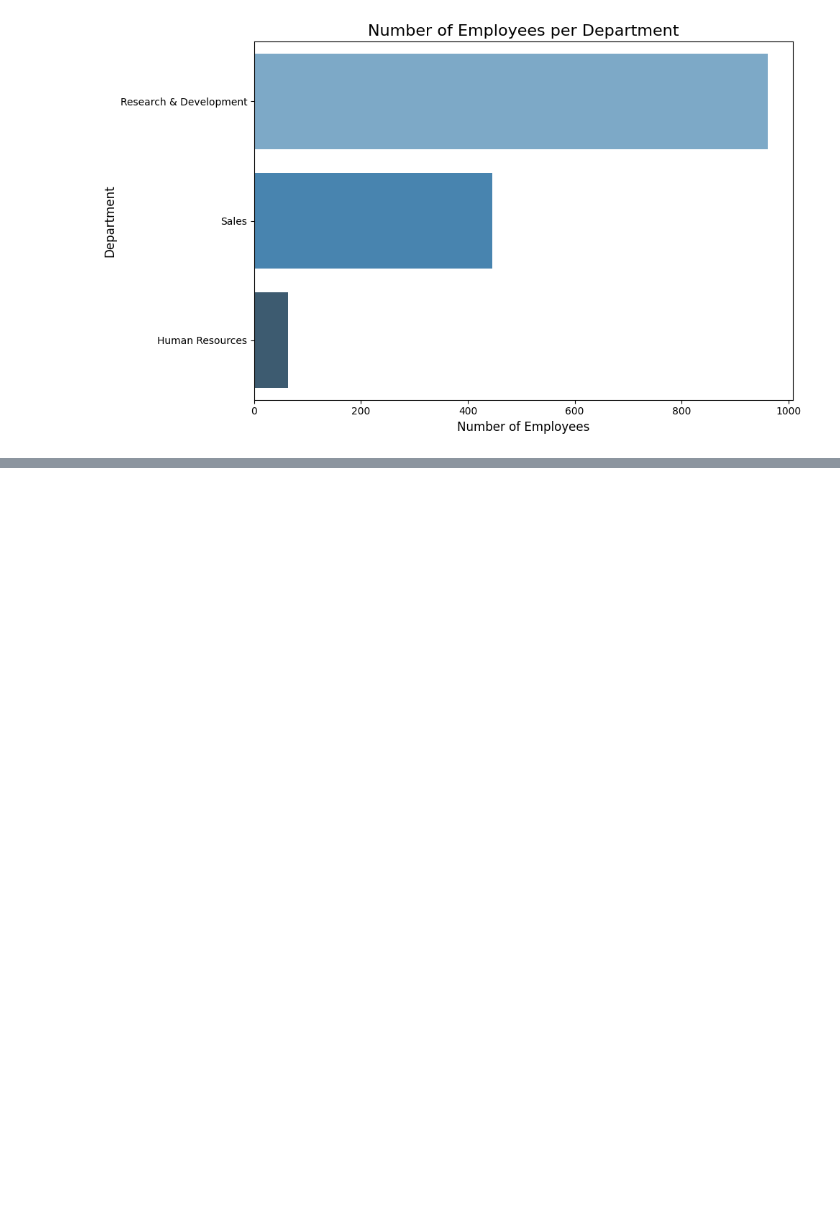
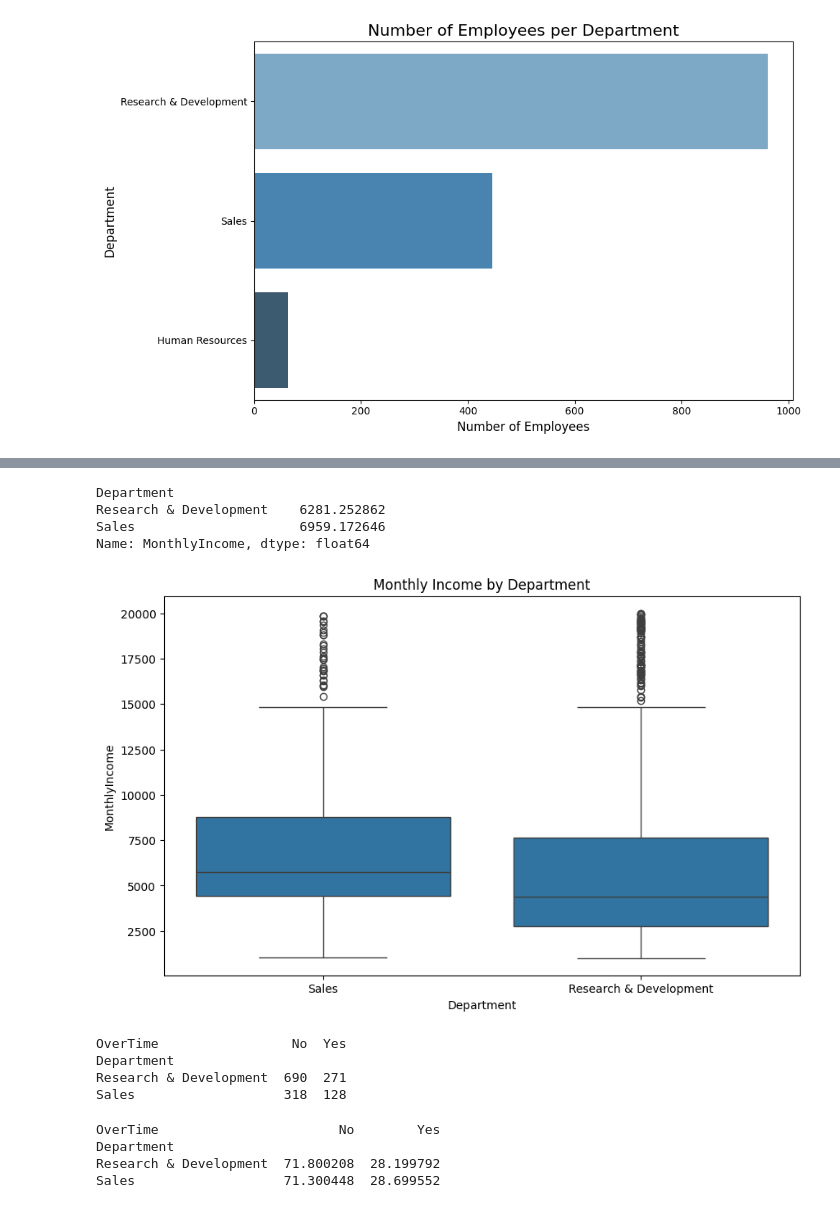
Before and after one commit to melo4yxa77796/EmployeeProductivityAnalysis, a Jupyter notebook: atrrition.ipynb, the cells around one changed output, grey strips where cells are left out. Cells and saved outputs as stored; diff of their text form; code cells hidden in the pictures; blank space fills up the shorter version.

```diff
--- a/atrrition.ipynb
+++ b/atrrition.ipynb
@@ -148,0 +241,30 @@ Passing `palette` without assigning `hue` is deprecated and will be removed in v
+# %%
+monthly_income = df_filtered.groupby('Department')['MonthlyIncome'].mean()
+print(monthly_income)
+
+plt.figure(figsize=(10,6))
+sns.boxplot(data=df_filtered, x='Department', y='MonthlyIncome')
+plt.title('Monthly Income by Department')
+plt.show()
+# %% [output]
+Department
+Research & Development    6281.252862
+Sales                     6959.172646
+Name: MonthlyIncome, dtype: float64
+[figure, added]
+# %%
+overtime_table = pd.crosstab(df_filtered['Department'], df_filtered['OverTime'])
+print(overtime_table)
+# %% [output]
+OverTime                 No  Yes
+Department
+Research & Development  690  271
+Sales                   318  128
+# %%
+overtime_percent = overtime_table.div(overtime_table.sum(axis=1), axis=0) * 100
+print(overtime_percent)
+# %% [output]
+OverTime                       No        Yes
+Department
+Research & Development  71.800208  28.199792
+Sales                   71.300448  28.699552
```
Also changed, not shown: parts of 12 cells of this notebook.
